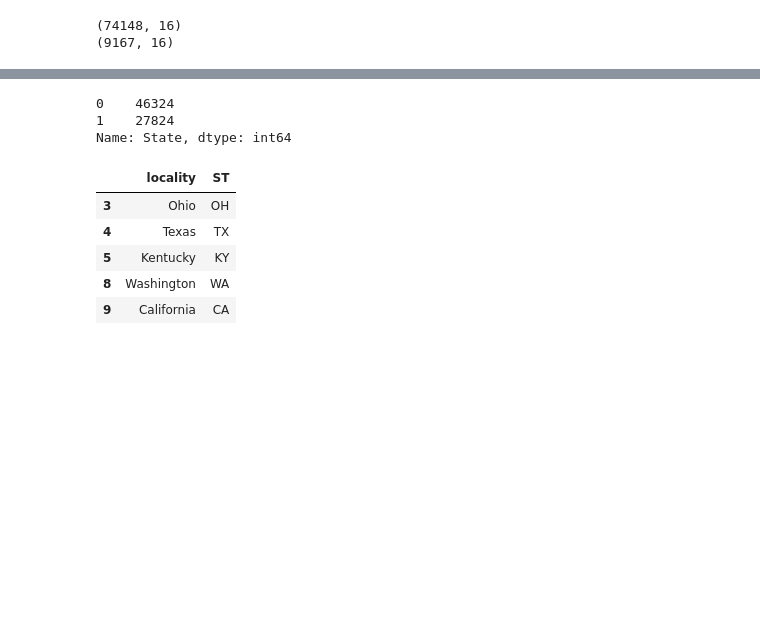
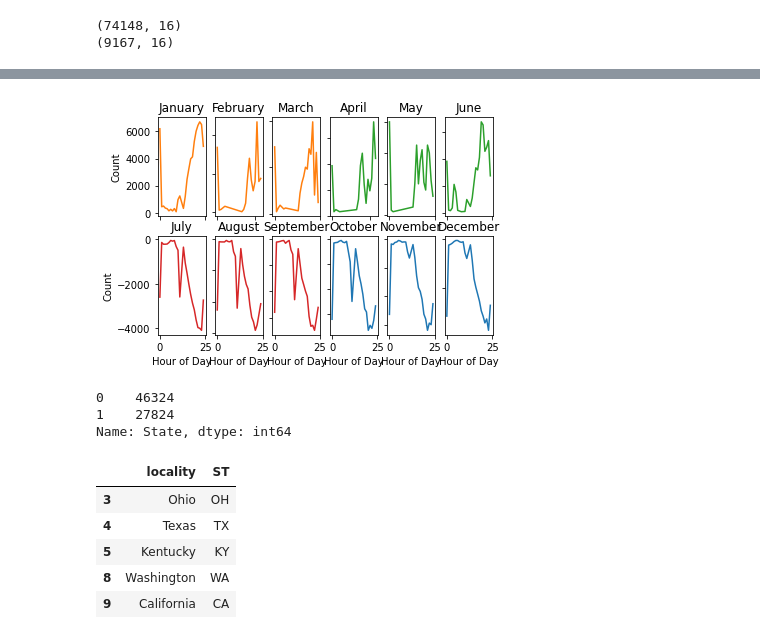
Before and after one commit to statzenthusiast921/political-emails-analysis, a Jupyter notebook: main/notebooks/Emails EDA 10.16.22.ipynb, the cells around one changed output, grey strips where cells are left out. Saved outputs shown, nothing was run; the diff lists cells and outputs as text; code cells hidden in the pictures; blank space fills up the shorter version.

```diff
--- a/main/notebooks/Emails EDA 10.16.22.ipynb
+++ b/main/notebooks/Emails EDA 10.16.22.ipynb
@@ -259,3 +259,68 @@ fig.show()
+# %%
+# import dash_core_components as dcc
+# import plotly.express as px
+# import plotly.subplots as sp
+# import plotly.graph_objects as go
+# from plotly.subplots import make_subplots
+
+fig, axs = plt.subplots(2, 6)
+
+axs[0, 0].plot(m1['Hour_Mil'], m1['Count'], 'tab:orange')
+axs[0, 0].set_title('January')
+
+axs[0, 1].plot(m2['Hour_Mil'], m2['Count'], 'tab:orange')
+axs[0, 1].set_title('February')
+
+axs[0, 2].plot(m3['Hour_Mil'], m3['Count'], 'tab:orange')
+axs[0, 2].set_title('March')
+
+axs[0, 3].plot(m4['Hour_Mil'], m4['Count'], 'tab:green')
+axs[0, 3].set_title('April')
+
+axs[0, 4].plot(m5['Hour_Mil'], m5['Count'], 'tab:green')
+axs[0, 4].set_title('May')
+
+axs[0, 5].plot(m6['Hour_Mil'], m6['Count'], 'tab:green')
+axs[0, 5].set_title('June')
+
+
+axs[1, 0].plot(m7['Hour_Mil'], -m7['Count'], 'tab:red')
+axs[1, 0].set_title('July')
+
+axs[1, 1].plot(m8['Hour_Mil'], -m8['Count'], 'tab:red')
+axs[1, 1].set_title('August')
+
+axs[1, 2].plot(m9['Hour_Mil'], -m9['Count'], 'tab:red')
+axs[1, 2].set_title('September')
+
+axs[1, 3].plot(m10['Hour_Mil'], -m10['Count'], 'tab:blue')
+axs[1, 3].set_title('October')
+
+axs[1, 4].plot(m11['Hour_Mil'], -m11['Count'], 'tab:blue')
+axs[1, 4].set_title('November')
+
+axs[1, 5].plot(m12['Hour_Mil'], -m12['Count'], 'tab:blue')
+axs[1, 5].set_title('December')
+
+for ax in axs.flat:
+    ax.set(xlabel='Hour of Day', ylabel='Count')
+
+# Hide x labels and tick labels for top plots and y ticks for right plots.
+for ax in axs.flat:
+    ax.label_outer()
+
+
+# #Make subplots to display different slices of data all together on one plot
+# fig = make_subplots(rows=2, cols=2, start_cell="top-left")
+
+# fig.add_trace(go.Line(x=m9['Hour_Mil'], y=m9['Count'], name='Month 9'),row=1, col=1)
+# fig.add_trace(go.Line(x=m10['Hour_Mil'], y=m10['Count'], name='Month 10'),row=1, col=2)
+# fig.add_trace(go.Line(x=m11['Hour_Mil'], y=m11['Count'], name='Month 11'),row=2, col=1)
+# fig.add_trace(go.Line(x=m12['Hour_Mil'], y=m12['Count'], name='Month 12'),row=2, col=2)
+
+# fig.show()
+# %% [output]
+[figure, added]
 # %%
 df_dom['State'] = np.where(df_dom['locality'].isin([
     'Alabama', 'Alaska', 'Arizona', 'Arkansas', 'California',
```
Also changed, not shown: parts of 23 cells of this notebook.
